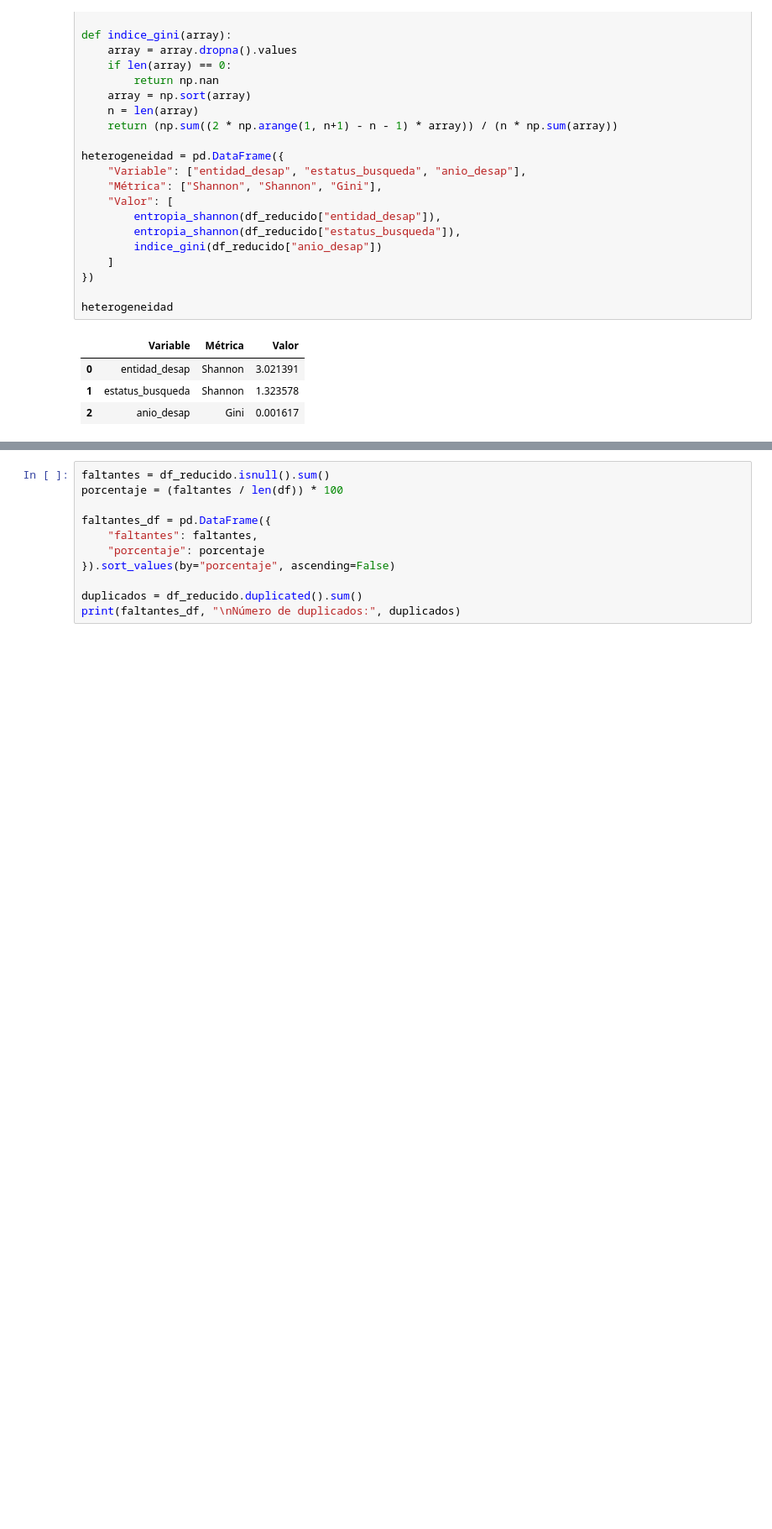
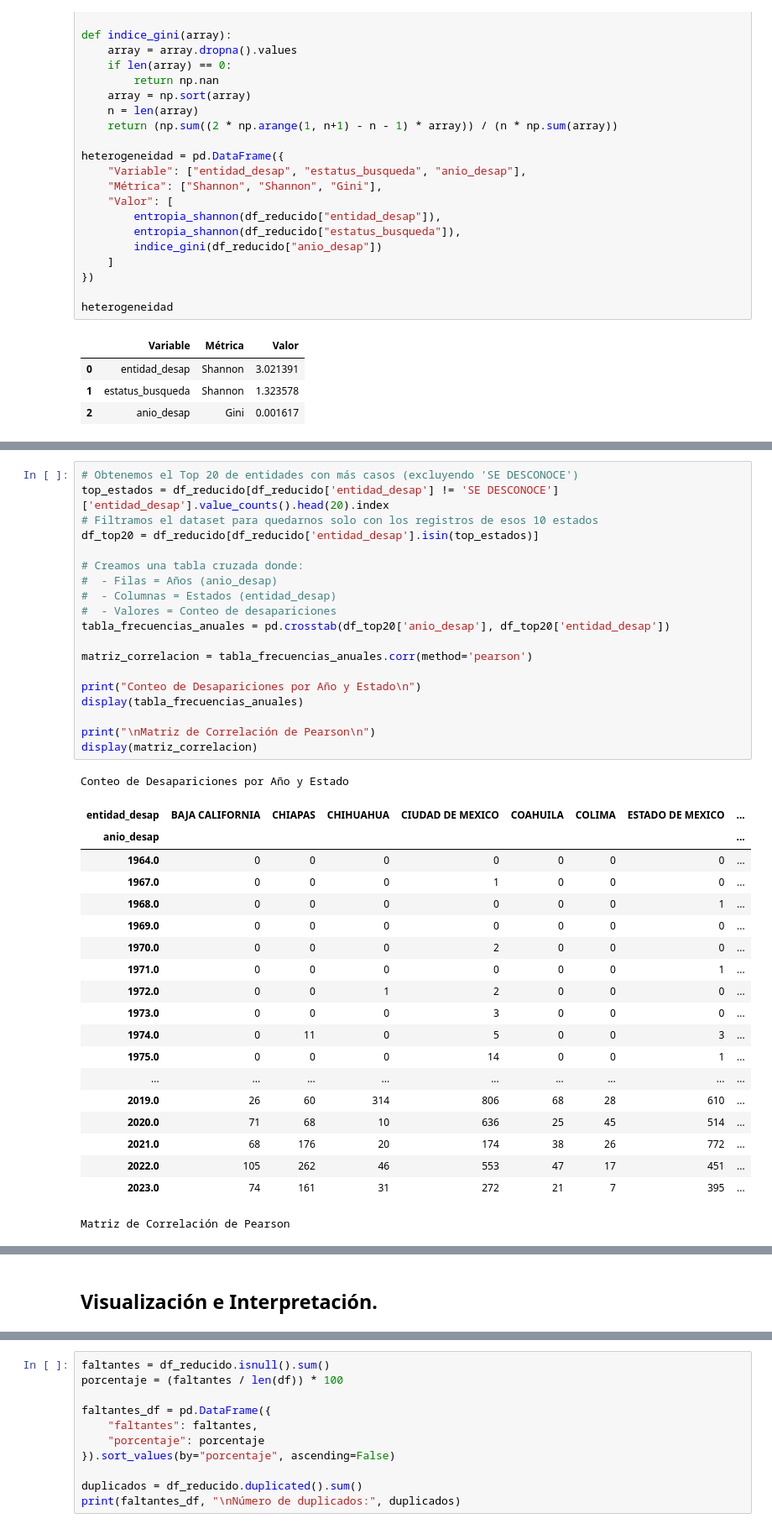
Before and after one commit to wallsified/AyMdD_2026-2, a Jupyter notebook: Tarea 2/dataset/tarea2.ipynb, the cells around one changed output, grey strips where cells are left out. Shown at 84% size. Drawn from its saved outputs; the diff is of its cells as text; blank space fills up the shorter version.

Commit message:
fix/feat: integración de correlación del dataset

```diff
--- a/Tarea 2/dataset/tarea2.ipynb
+++ b/Tarea 2/dataset/tarea2.ipynb
@@ -704,0 +492,40 @@ heterogeneidad
+# %%
+# Obtenemos el Top 20 de entidades con más casos (excluyendo 'SE DESCONOCE')
+top_estados = df_reducido[df_reducido['entidad_desap'] != 'SE DESCONOCE']['entidad_desap'].value_counts().head(20).index
+# Filtramos el dataset para quedarnos solo con los registros de esos 10 estados
+df_top20 = df_reducido[df_reducido['entidad_desap'].isin(top_estados)]
+
+# Creamos una tabla cruzada donde:
+#  - Filas = Años (anio_desap)
+#  - Columnas = Estados (entidad_desap)
+#  - Valores = Conteo de desapariciones
+tabla_frecuencias_anuales = pd.crosstab(df_top20['anio_desap'], df_top20['entidad_desap'])
+
+matriz_correlacion = tabla_frecuencias_anuales.corr(method='pearson')
+
+print("Conteo de Desapariciones por Año y Estado\n")
+display(tabla_frecuencias_anuales)
+
+print("\nMatriz de Correlación de Pearson\n")
+display(matriz_correlacion)
+# %% [output]
+Conteo de Desapariciones por Año y Estado
+| entidad_desap | BAJA CALIFORNIA | CHIAPAS | CHIHUAHUA | CIUDAD DE MEXICO | COAHUILA | COLIMA | ESTADO DE MEXICO | ... |
+| anio_desap |  |  |  |  |  |  |  | ... |
+| 1964.0 | 0 | 0 | 0 | 0 | 0 | 0 | 0 | ... |
+| 1967.0 | 0 | 0 | 0 | 1 | 0 | 0 | 0 | ... |
+| 1968.0 | 0 | 0 | 0 | 0 | 0 | 0 | 1 | ... |
+| 1969.0 | 0 | 0 | 0 | 0 | 0 | 0 | 0 | ... |
+| 1970.0 | 0 | 0 | 0 | 2 | 0 | 0 | 0 | ... |
+| 1971.0 | 0 | 0 | 0 | 0 | 0 | 0 | 1 | ... |
+| 1972.0 | 0 | 0 | 1 | 2 | 0 | 0 | 0 | ... |
+| 1973.0 | 0 | 0 | 0 | 3 | 0 | 0 | 0 | ... |
+| 1974.0 | 0 | 11 | 0 | 5 | 0 | 0 | 3 | ... |
+| 1975.0 | 0 | 0 | 0 | 14 | 0 | 0 | 1 | ... |
+| ... | ... | ... | ... | ... | ... | ... | ... | ... |
+| 2019.0 | 26 | 60 | 314 | 806 | 68 | 28 | 610 | ... |
+| 2020.0 | 71 | 68 | 10 | 636 | 25 | 45 | 514 | ... |
+| 2021.0 | 68 | 176 | 20 | 174 | 38 | 26 | 772 | ... |
+| 2022.0 | 105 | 262 | 46 | 553 | 47 | 17 | 451 | ... |
+| 2023.0 | 74 | 161 | 31 | 272 | 21 | 7 | 395 | ... |
+Matriz de Correlación de Pearson
@@ -704,0 +550,2 @@ heterogeneidad
+# %% [markdown]
+## Visualización e Interpretación.
```
Also changed, not shown: parts of 24 cells of this notebook.
